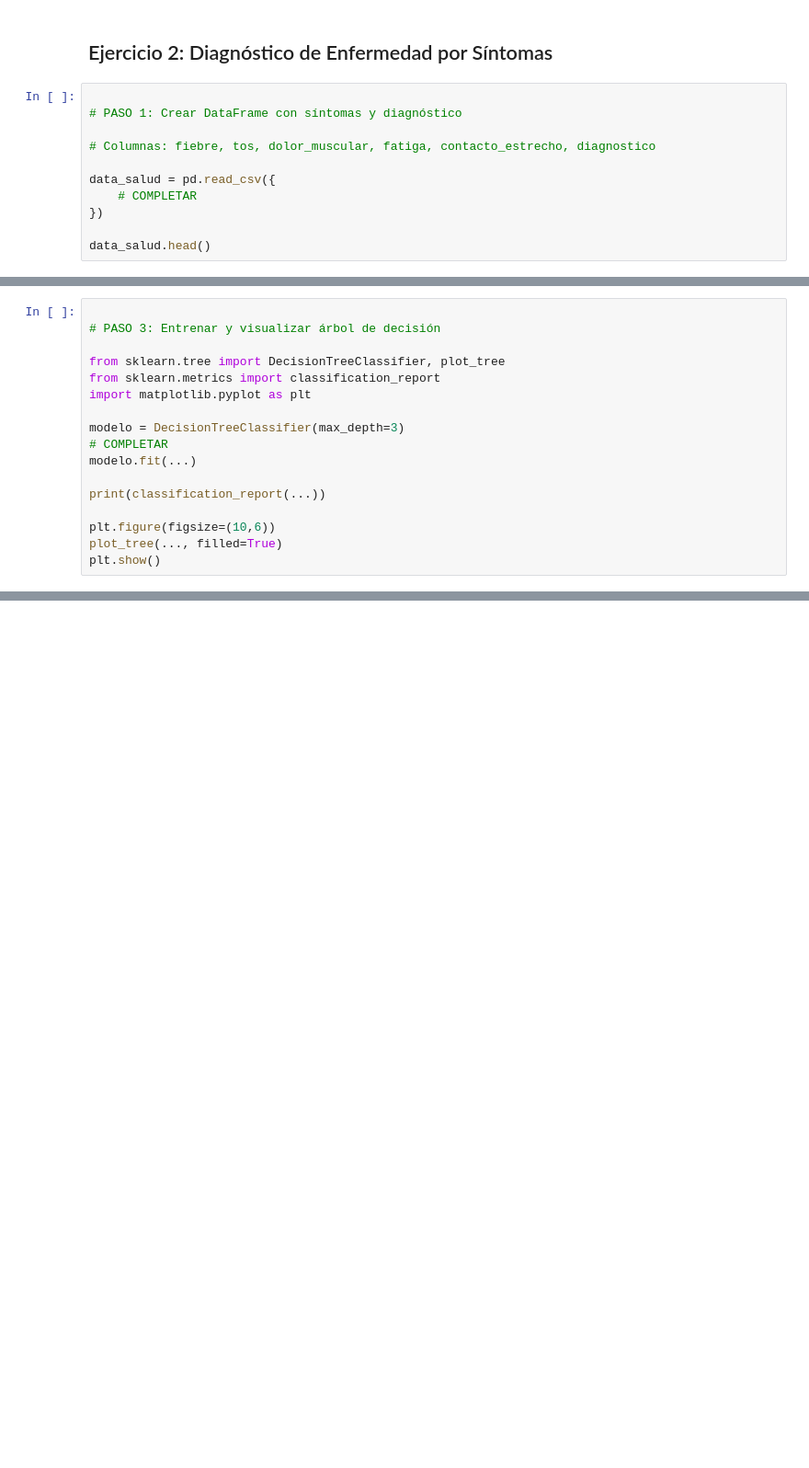
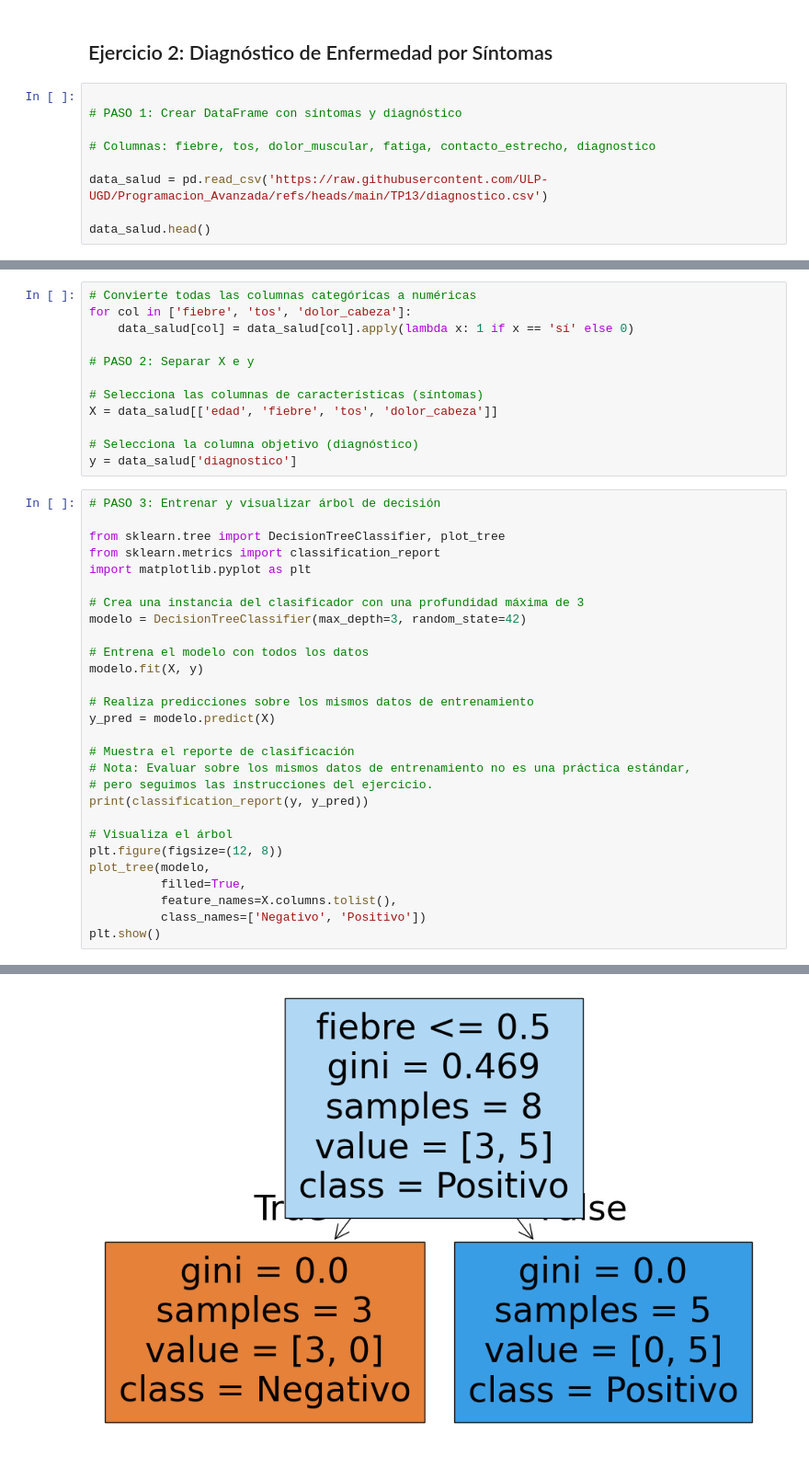
Before and after one commit to ULP-UGD/Programacion_Avanzada, a Jupyter notebook: TP13/ejercicios_arboles_decision.ipynb, the cells around one changed output, grey strips where cells are left out. Shown: that part at 92% size. Saved outputs shown, nothing was run; the diff lists cells and outputs as text; blank space fills up the shorter version.

```diff
--- a/TP13/ejercicios_arboles_decision.ipynb
+++ b/TP13/ejercicios_arboles_decision.ipynb
@@ -64,8 +92,6 @@ plt.show()
 
 # Columnas: fiebre, tos, dolor_muscular, fatiga, contacto_estrecho, diagnostico
 
-data_salud = pd.read_csv({
-    # COMPLETAR
-})
+data_salud = pd.read_csv('https://raw.githubusercontent.com/ULP-UGD/Programacion_Avanzada/refs/heads/main/TP13/diagnostico.csv')
 
 data_salud.head()
@@ -79,17 +105,41 @@ y = ...
+# %%
+# Convierte todas las columnas categóricas a numéricas
+for col in ['fiebre', 'tos', 'dolor_cabeza']:
+    data_salud[col] = data_salud[col].apply(lambda x: 1 if x == 'sí' else 0)
+
+# PASO 2: Separar X e y
+
+# Selecciona las columnas de características (síntomas)
+X = data_salud[['edad', 'fiebre', 'tos', 'dolor_cabeza']]
+
+# Selecciona la columna objetivo (diagnóstico)
+y = data_salud['diagnostico']
 # %%
-
 # PASO 3: Entrenar y visualizar árbol de decisión
 
 from sklearn.tree import DecisionTreeClassifier, plot_tree
 from sklearn.metrics import classification_report
 import matplotlib.pyplot as plt
 
-modelo = DecisionTreeClassifier(max_depth=3)
-# COMPLETAR
-modelo.fit(...)
+# Crea una instancia del clasificador con una profundidad máxima de 3
+modelo = DecisionTreeClassifier(max_depth=3, random_state=42)
 
-print(classification_report(...))
+# Entrena el modelo con todos los datos
+modelo.fit(X, y)
 
-plt.figure(figsize=(10,6))
-plot_tree(..., filled=True)
+# Realiza predicciones sobre los mismos datos de entrenamiento
+y_pred = modelo.predict(X)
+
+# Muestra el reporte de clasificación
+# Nota: Evaluar sobre los mismos datos de entrenamiento no es una práctica estándar,
+# pero seguimos las instrucciones del ejercicio.
+print(classification_report(y, y_pred))
+
+# Visualiza el árbol
+plt.figure(figsize=(12, 8))
+plot_tree(modelo,
+          filled=True,
+          feature_names=X.columns.tolist(),
+          class_names=['Negativo', 'Positivo'])
 plt.show()
+# %% [output]
@@ -95,0 +154 @@ plt.show()
+[figure, added]
```
Also changed, not shown: parts of 9 cells of this notebook.
